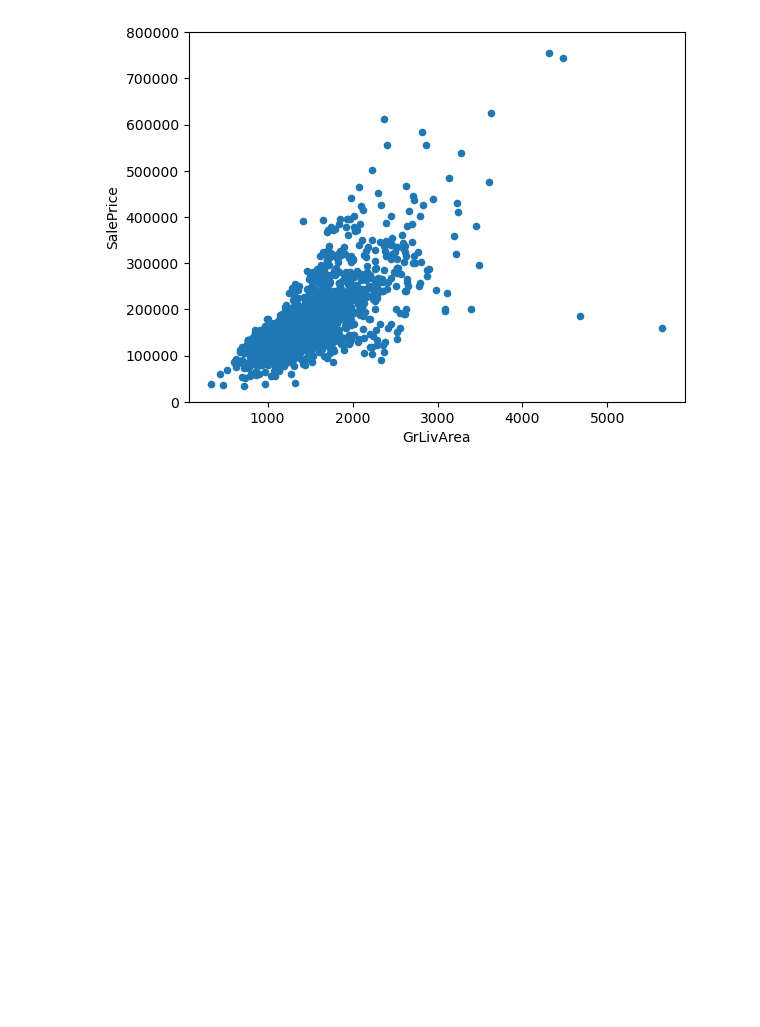
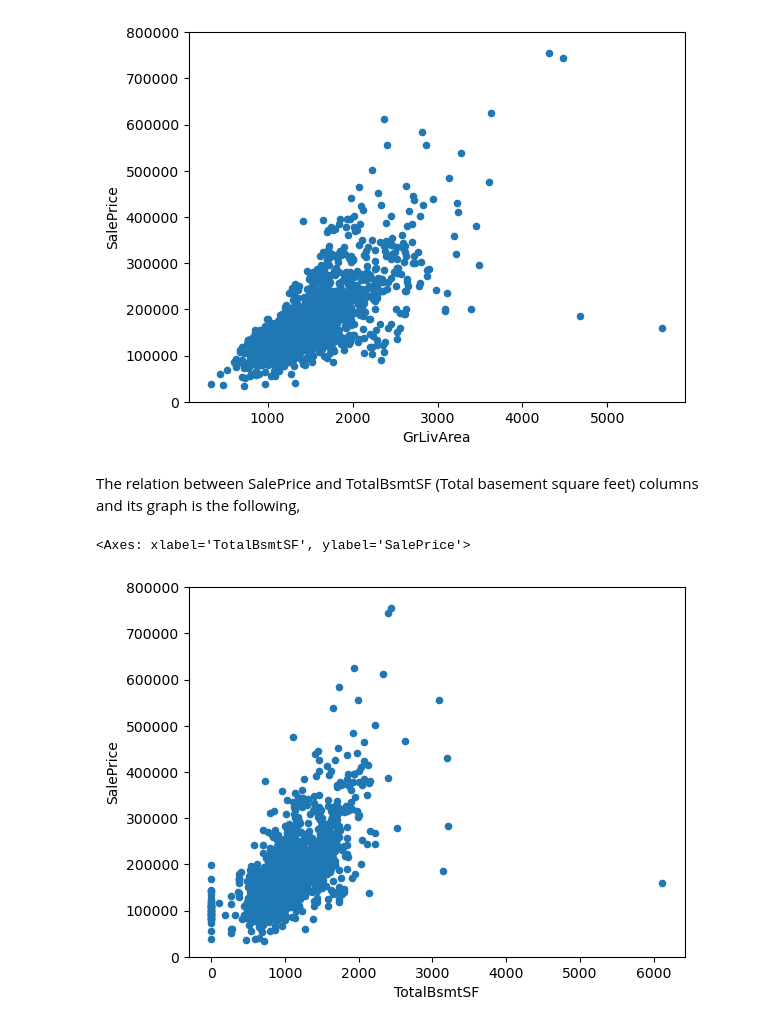
Before and after one commit to alej0ai/python_course, a Jupyter notebook: Laboratory 1: Statistics.ipynb, the cells around one changed output. Cells and saved outputs as stored; diff of their text form; code cells hidden in the pictures; blank space fills up the shorter version.

```diff
--- a/Laboratory 1: Statistics.ipynb
+++ b/Laboratory 1: Statistics.ipynb
@@ -12,7 +12,7 @@ import pandas as pd
 # %% [markdown]
 train.csv to dataframe,
 # %%
-df1= pd.read_csv("train.csv")
+df_train= pd.read_csv("train.csv")
 # %% [markdown]
 First 10 elements of dataframe,
 # %%
@@ -155,3 +155,12 @@ df2.plot.scatter(x=var, y='SalePrice', ylim=(0,800000))
 # %% [output]
 <Axes: xlabel='GrLivArea', ylabel='SalePrice'>
 [figure]
+# %% [markdown]
+The relation between SalePrice and TotalBsmtSF (Total basement square feet) columns and its graph is the following,
+# %%
+var = 'TotalBsmtSF'
+data = pd.concat([df_train['SalePrice'],df_train[var]],axis=1)
+data.plot.scatter(x=var, y='SalePrice', ylim=(0,800000))
+# %% [output]
+<Axes: xlabel='TotalBsmtSF', ylabel='SalePrice'>
+[figure, added]
```
Also changed, not shown: parts of 14 cells of this notebook.
